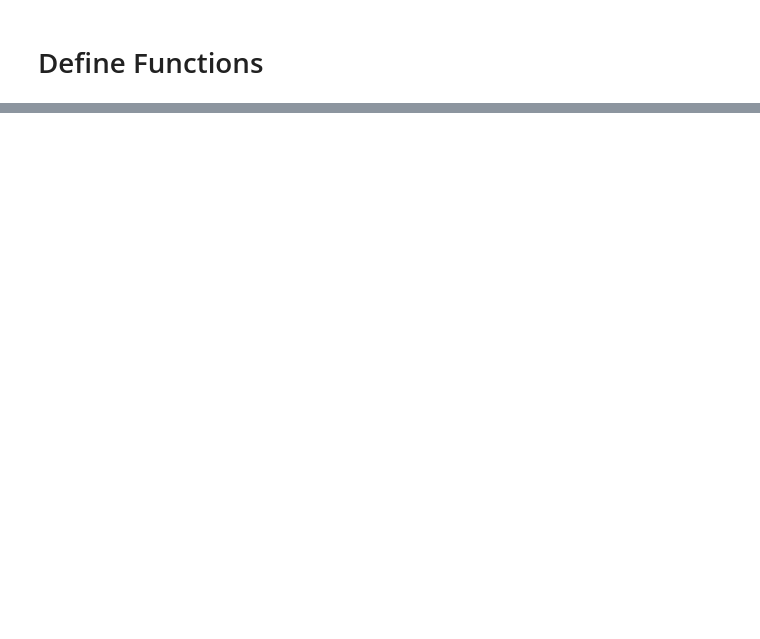
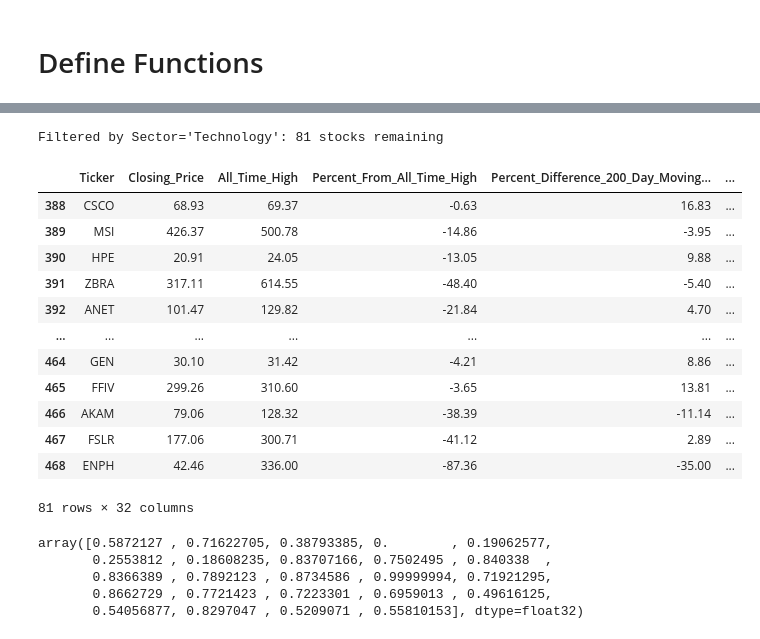
Before and after one commit to ani-portfolio/6_stock_portfolio_recommender, a Jupyter notebook: notebooks/07_content_based_filtering.ipynb, the cells around one changed output, grey strips where cells are left out. Drawn from its saved outputs; the diff is of its cells as text; code cells hidden in the pictures; blank space fills up the shorter version.

```diff
--- a/notebooks/07_content_based_filtering.ipynb
+++ b/notebooks/07_content_based_filtering.ipynb
@@ -153,8 +153,8 @@ def extract_preferences_with_groq(query: str,
 # %%
 user_query = "Recommend me 3 stocks that have a high yield, low risk and have an annualized return of at least 20%. Technology sector, long term"
 
-non_numerical_columns = ['Ticker', 'Company_Name', 'Sector', 'Industry', 'Country', 'Business_Summary', 'Sentiment']
-numerical_columns = df_enriched_stock_data.drop(non_numerical_columns, axis=1).columns.tolist()
+non_numerical_columns = ['Ticker', 'Company_Name', 'Sector', 'Industry', 'Country', 'Business_Summary', 'Sentiment', 'Update_Date']
+numerical_columns = df_enriched_stock_data_w_sentiment.drop(non_numerical_columns, axis=1).columns.tolist()
 groq_client = Groq(api_key=groq_api)
 
 preferences = extract_preferences_with_groq(query=user_query, all_columns=non_numerical_columns+numerical_columns, non_numerical_columns=non_numerical_columns, numerical_columns=numerical_columns, groq_client=groq_client)
@@ -176,8 +193,23 @@ def filter_stocks_by_categories(df: pd.DataFrame, preferences: Dict) -> pd.DataF
 
     return filtered_df
 # %%
-filtered_dataframe = filter_stocks_by_categories(df_enriched_stock_data, preferences)
+filtered_dataframe = filter_stocks_by_categories(df_enriched_stock_data_w_sentiment, preferences)
 filtered_dataframe
+# %% [output]
+Filtered by Sector='Technology': 81 stocks remaining
+|  | Ticker | Closing_Price | All_Time_High | Percent_From_All_Time_High | Percent_Difference_200_Day_Moving... | ... |
+| 388 | CSCO | 68.93 | 69.37 | -0.63 | 16.83 | ... |
+| 389 | MSI | 426.37 | 500.78 | -14.86 | -3.95 | ... |
+| 390 | HPE | 20.91 | 24.05 | -13.05 | 9.88 | ... |
+| 391 | ZBRA | 317.11 | 614.55 | -48.40 | -5.40 | ... |
+| 392 | ANET | 101.47 | 129.82 | -21.84 | 4.70 | ... |
+| ... | ... | ... | ... | ... | ... | ... |
+| 464 | GEN | 30.10 | 31.42 | -4.21 | 8.86 | ... |
+| 465 | FFIV | 299.26 | 310.60 | -3.65 | 13.81 | ... |
+| 466 | AKAM | 79.06 | 128.32 | -38.39 | -11.14 | ... |
+| 467 | FSLR | 177.06 | 300.71 | -41.12 | 2.89 | ... |
+| 468 | ENPH | 42.46 | 336.00 | -87.36 | -35.00 | ... |
+81 rows × 32 columns
 # %%
 
 def create_user_preference_vector_with_embeddings(user_query: str,
@@ -275,6 +274,12 @@ embedding_model = SentenceTransformer('FinLang/finance-embeddings-investopedia')
 
 user_vector = create_user_preference_vector_with_embeddings(user_query, preferences, numerical_columns, embedding_model)
 user_vector
+# %% [output]
+array([0.5872127 , 0.71622705, 0.38793385, 0.        , 0.19062577,
+       0.2553812 , 0.18608235, 0.83707166, 0.7502495 , 0.840338  ,
+       0.8366389 , 0.7892123 , 0.8734586 , 0.99999994, 0.71921295,
+       0.8662729 , 0.7721423 , 0.7223301 , 0.6959013 , 0.49616125,
+       0.54056877, 0.8297047 , 0.5209071 , 0.55810153], dtype=float32)
 # %%
 
 def calculate_similarity_and_recommend(df: pd.DataFrame,
```
Also changed, not shown: parts of 8 cells of this notebook, 9 other files.
